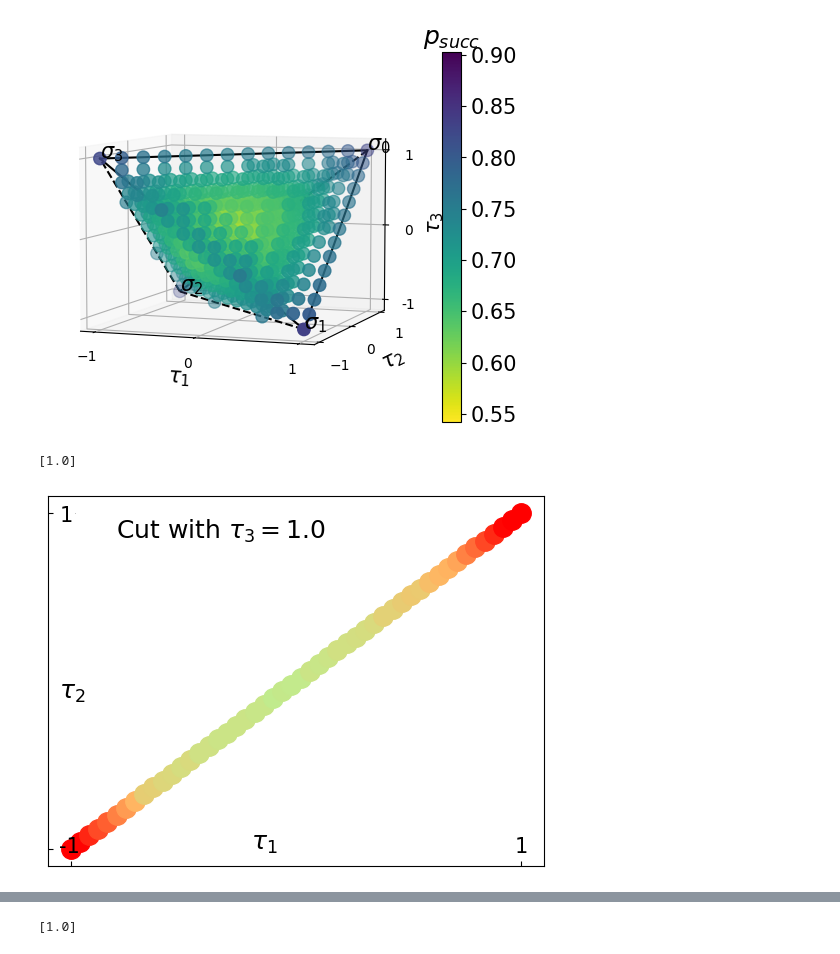
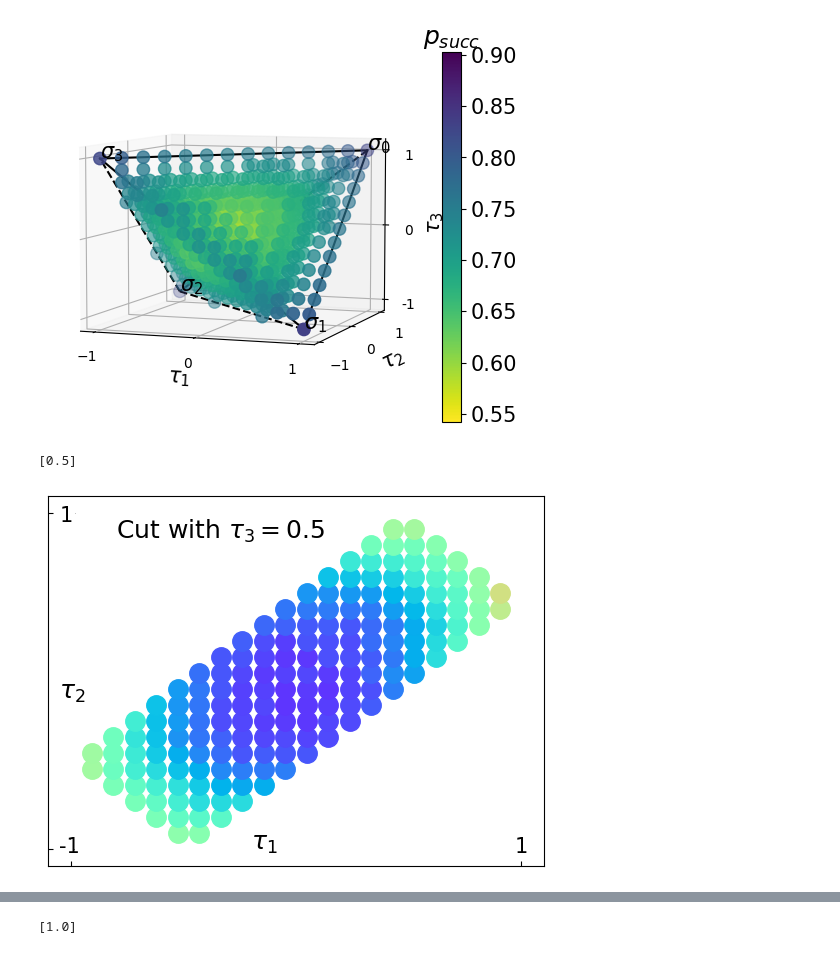
Before and after one commit to tbasile/Una-Rotacion-Parametrizada, a Jupyter notebook: Codigo/Fidelidades-Listas-de-Puntos.ipynb, the cells around one changed output, grey strips where cells are left out. Cells and saved outputs as stored; diff of their text form; code cells hidden in the pictures.

Commit message:
Imagen

```diff
--- a/Codigo/Fidelidades-Listas-de-Puntos.ipynb
+++ b/Codigo/Fidelidades-Listas-de-Puntos.ipynb
@@ -505,7 +505,7 @@ graficar('Resultados/ibmq_limatetra14/fidelidades_diam1.csv')
 
 from matplotlib import cm
 
-file = open('Resultados/ibmq_limaz=1/fidelidades_diam1.csv')
+file = open('Resultados/ibmq_limaz=0.5/fidelidades_diam1.csv')
 csvreader = csv.reader(file)
 xs = []
 ys = []
@@ -519,6 +519,7 @@ for row in csvreader:
     ys.append(float(row[1]))
     zs.append(float(row[2]))
     trio.append([float(row[0]),float(row[1]),float(row[2]),
+#                  (((1-float(row[3]))*2*1)*1.25-0.301)/0.621])
                  cm.rainbow_r( (((1-float(row[3]))*2*1)*1.25-0.301)/0.621)   ])
 
 
@@ -538,32 +539,32 @@ for z in setz:
     plt.yticks([-1,1],fontsize=1)
     ax.tick_params(axis="y",direction="in",pad=-20)
 
     plt.text(-0.2,-1,r'$\tau_1$',fontsize=18)
     plt.text(-1.05,-0.1,r'$\tau_2$',fontsize=18)
     plt.text(-1.05,0.95,"1",fontsize=15)
     plt.text(-1.05,-1.02,"-1",fontsize=15)
     plt.text(0.97,-1.02,"1",fontsize=15)
 
 #     plt.xlabel(r"$\tau_1$",fontsize=20)
 #     plt.ylabel(r"$\tau_2$",fontsize=20)
 
     plt.xlim([-1.1,1.1])
     plt.ylim([-1.1,1.1])
 
     plt.text(-0.8,0.85,r'Cut with $\tau_3 = $' + str(np.around(z,3)),fontsize=18)
 #     plt.title(r'Cut with $\tau_3 = $' + str(np.around(z,3)),fontsize=18)
 
     colmap = cm.ScalarMappable(cmap=cm.rainbow_r)
     colmap.set_array([0.301,0.922])
 
 #     cb = fig.colorbar(colmap)
 #     cb.ax.tick_params(labelsize=10)
 
 #     cb.ax.set_title("$f$",fontsize=18)
 
 #     plt.savefig('imagenes-tetra/'+'Corte ' + 'z cte'+str(i)+'.png')
     plt.show()
     i+=1
 # %% [output]
-[1.0]
+[0.5]
-[figure, old version]
+[figure, new version]
```
Also changed, not shown: parts of 3 cells of this notebook, 5 other files.
